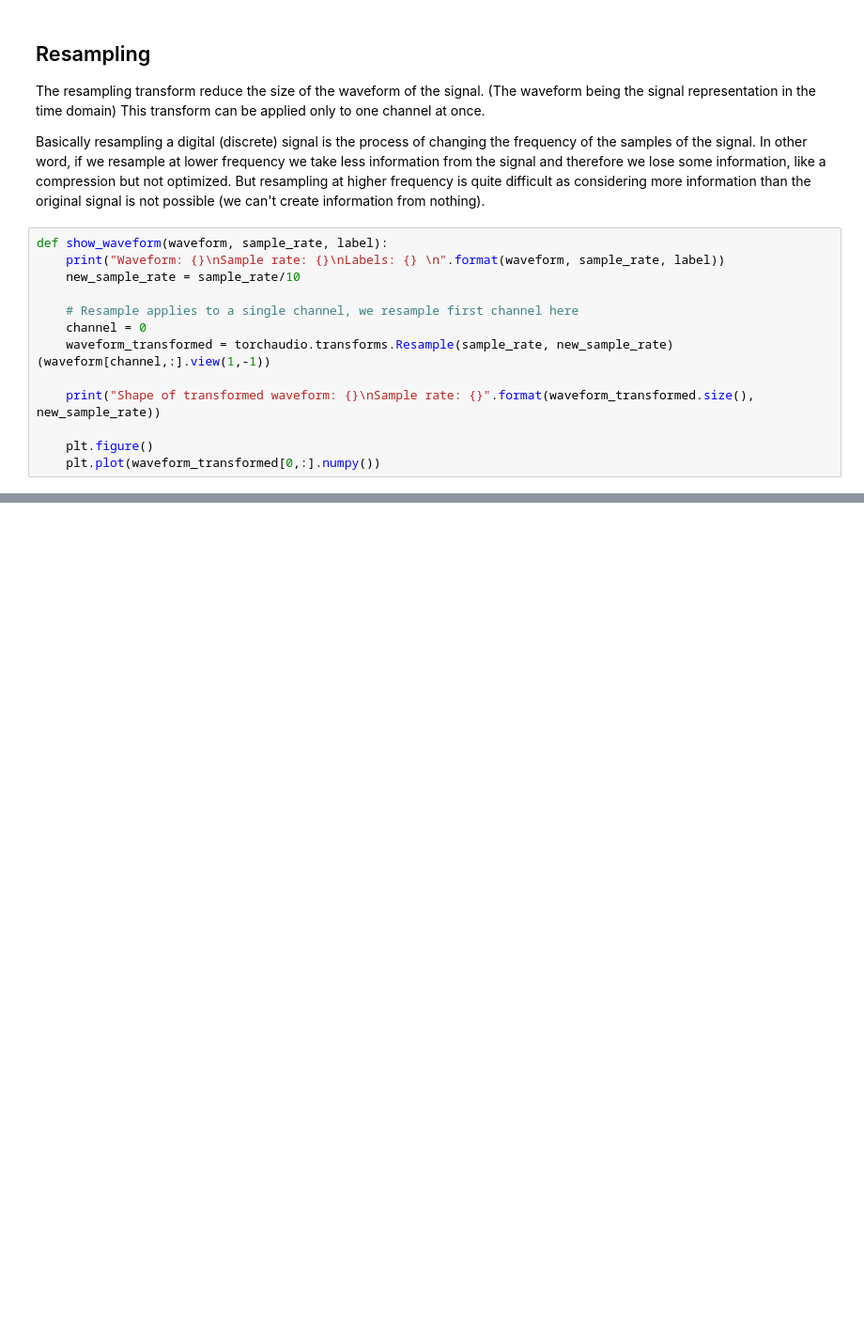
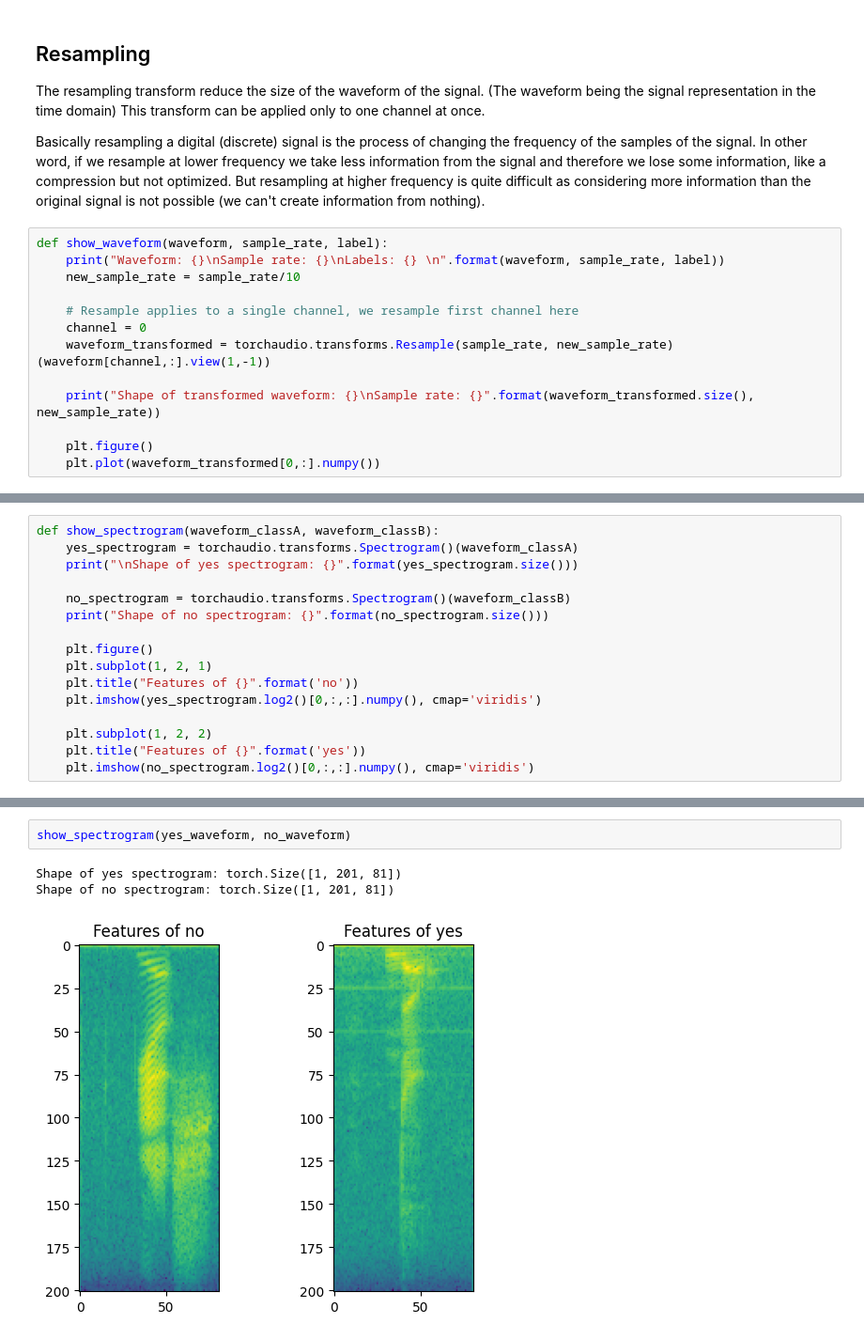
Before and after one commit to Mudezer/LISA-ProjectH419, a Jupyter notebook: Sound_Classification/microsoft_course.ipynb, the cells around one changed output, grey strips where cells are left out. Shown: that part at 94% size. Saved outputs shown, nothing was run; the diff lists cells and outputs as text; blank space fills up the shorter version.

```diff
--- a/Sound_Classification/microsoft_course.ipynb
+++ b/Sound_Classification/microsoft_course.ipynb
@@ -229,0 +265,16 @@ def show_waveform(waveform, sample_rate, label):
+# %%
+def show_spectrogram(waveform_classA, waveform_classB):
+    yes_spectrogram = torchaudio.transforms.Spectrogram()(waveform_classA)
+    print("\nShape of yes spectrogram: {}".format(yes_spectrogram.size()))
+
+    no_spectrogram = torchaudio.transforms.Spectrogram()(waveform_classB)
+    print("Shape of no spectrogram: {}".format(no_spectrogram.size()))
+
+    plt.figure()
+    plt.subplot(1, 2, 1)
+    plt.title("Features of {}".format('no'))
+    plt.imshow(yes_spectrogram.log2()[0,:,:].numpy(), cmap='viridis')
+
+    plt.subplot(1, 2, 2)
+    plt.title("Features of {}".format('yes'))
+    plt.imshow(no_spectrogram.log2()[0,:,:].numpy(), cmap='viridis')
@@ -229,0 +287,6 @@ def show_waveform(waveform, sample_rate, label):
+# %%
+show_spectrogram(yes_waveform, no_waveform)
+# %% [output]
+Shape of yes spectrogram: torch.Size([1, 201, 81])
+Shape of no spectrogram: torch.Size([1, 201, 81])
+[figure, added]
```
Also changed, not shown: parts of 30 cells of this notebook, 1 other file.
